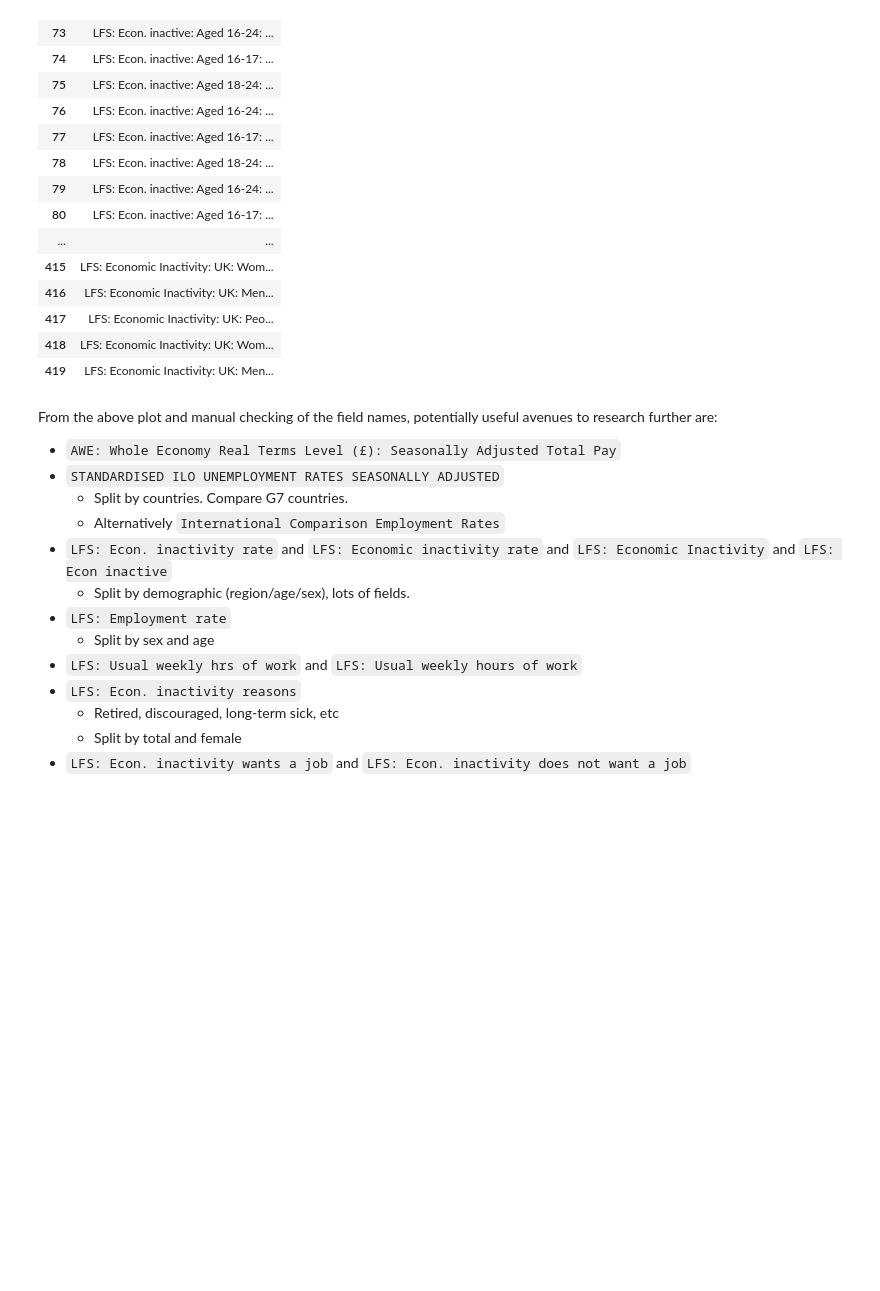
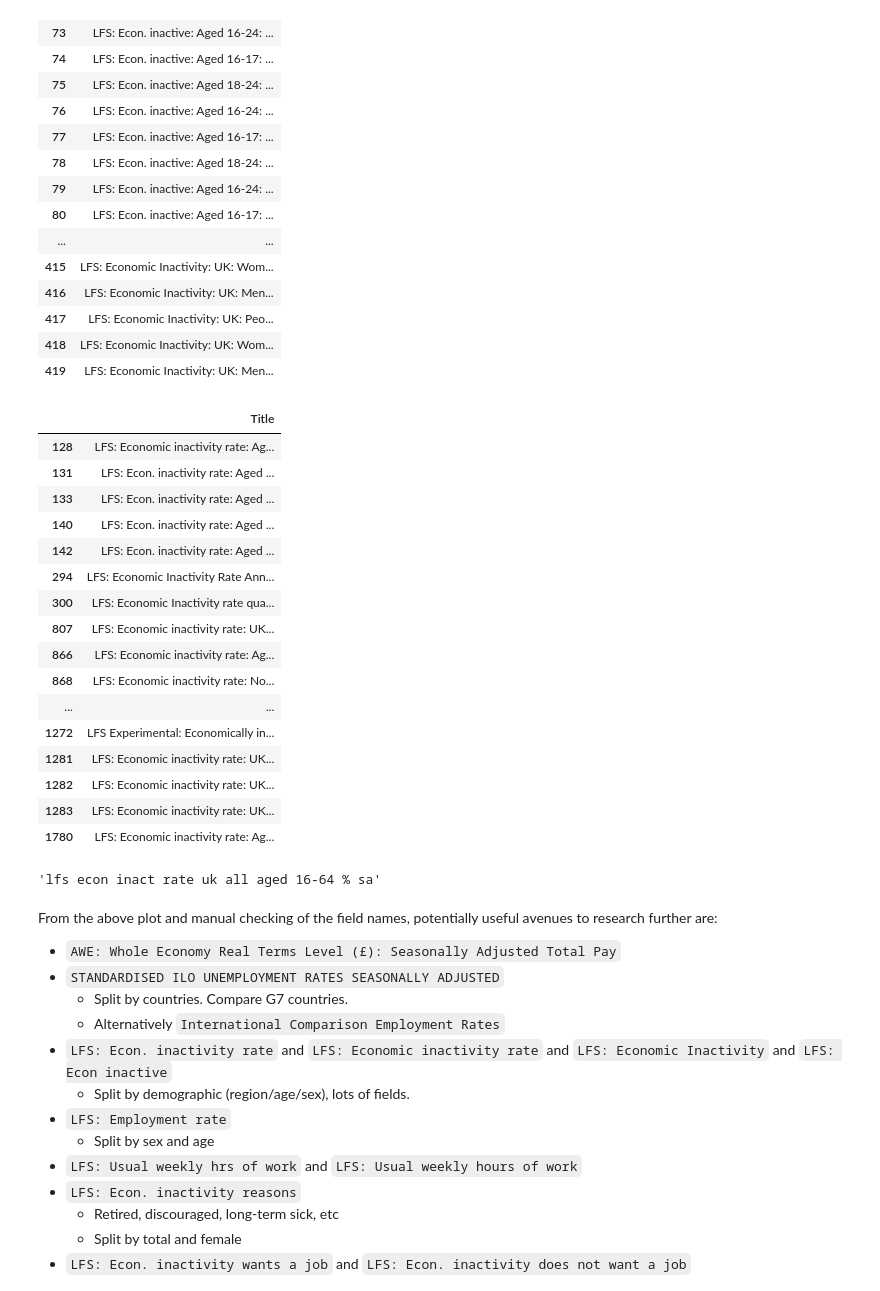
Before and after one commit to gjohl/growingeconomy, a Jupyter notebook: notebooks/exploratory_data_analysis.ipynb, the cells around one changed output. Cells and saved outputs as stored; diff of their text form; code cells hidden in the pictures; blank space fills up the shorter version.

Commit message:
GJ-235 Create plots (#3)
* Add world bank and oecd data

* Macro plots

* Add aconomic inactivity breakdown plots

* Make nice plots

```diff
--- a/notebooks/exploratory_data_analysis.ipynb
+++ b/notebooks/exploratory_data_analysis.ipynb
@@ -61,7 +62,7 @@ Identify relevant fields of the LFS monthly data for further analysis.
 - ASHE: Annual Survey of Hours and Earnings
 - ILO: International Labour Organization
 # %%
-var_df = pd.read_csv(str(DATA_FILEPATHS[3]), encoding="ISO-8859-1")
+var_df = pd.read_csv(DATA_DIR / 'variable_names.csv', encoding="ISO-8859-1")
 var_df
 # %% [output]
 |  | Title |
@@ -149,6 +148,36 @@ var_df[var_df['Title'].apply(lambda s: preprocess_field_name(s)).str.contains("l
 | 417 | LFS: Economic Inactivity: UK: Peo... |
 | 418 | LFS: Economic Inactivity: UK: Wom... |
 | 419 | LFS: Economic Inactivity: UK: Men... |
+# %%
+pd.options.display.max_colwidth = 100
+# %%
+var_df[(var_df['Title'].apply(lambda s: preprocess_field_name(s)).str.contains("econ inact rate"))
+       & (var_df['Title'].apply(lambda s: preprocess_field_name(s)).str.contains("sa"))
+       & (var_df['Title'].apply(lambda s: preprocess_field_name(s)).str.contains("16"))
+       & (var_df['Title'].apply(lambda s: preprocess_field_name(s)).str.contains("all"))
+       ]
+# %% [output]
+|  | Title |
+| 128 | LFS: Economic inactivity rate: Ag... |
+| 131 | LFS: Econ. inactivity rate: Aged ... |
+| 133 | LFS: Econ. inactivity rate: Aged ... |
+| 140 | LFS: Econ. inactivity rate: Aged ... |
+| 142 | LFS: Econ. inactivity rate: Aged ... |
+| 294 | LFS: Economic Inactivity Rate Ann... |
+| 300 | LFS: Economic Inactivity rate qua... |
+| 807 | LFS: Economic inactivity rate: UK... |
+| 866 | LFS: Economic inactivity rate: Ag... |
+| 868 | LFS: Economic inactivity rate: No... |
+| ... | ... |
+| 1272 | LFS Experimental: Economically in... |
+| 1281 | LFS: Economic inactivity rate: UK... |
+| 1282 | LFS: Economic inactivity rate: UK... |
+| 1283 | LFS: Economic inactivity rate: UK... |
+| 1780 | LFS: Economic inactivity rate: Ag... |
+# %%
+preprocess_field_name("LFS: Economic inactivity rate: UK: All: Aged 16-64: %: SA")
+# %% [output]
+'lfs econ inact rate uk all aged 16-64 % sa'
 # %% [markdown]
 From the above plot and manual checking of the field names, potentially useful avenues to research further are:
 
```
Also changed, not shown: parts of 4 cells of this notebook, 13 other files.
